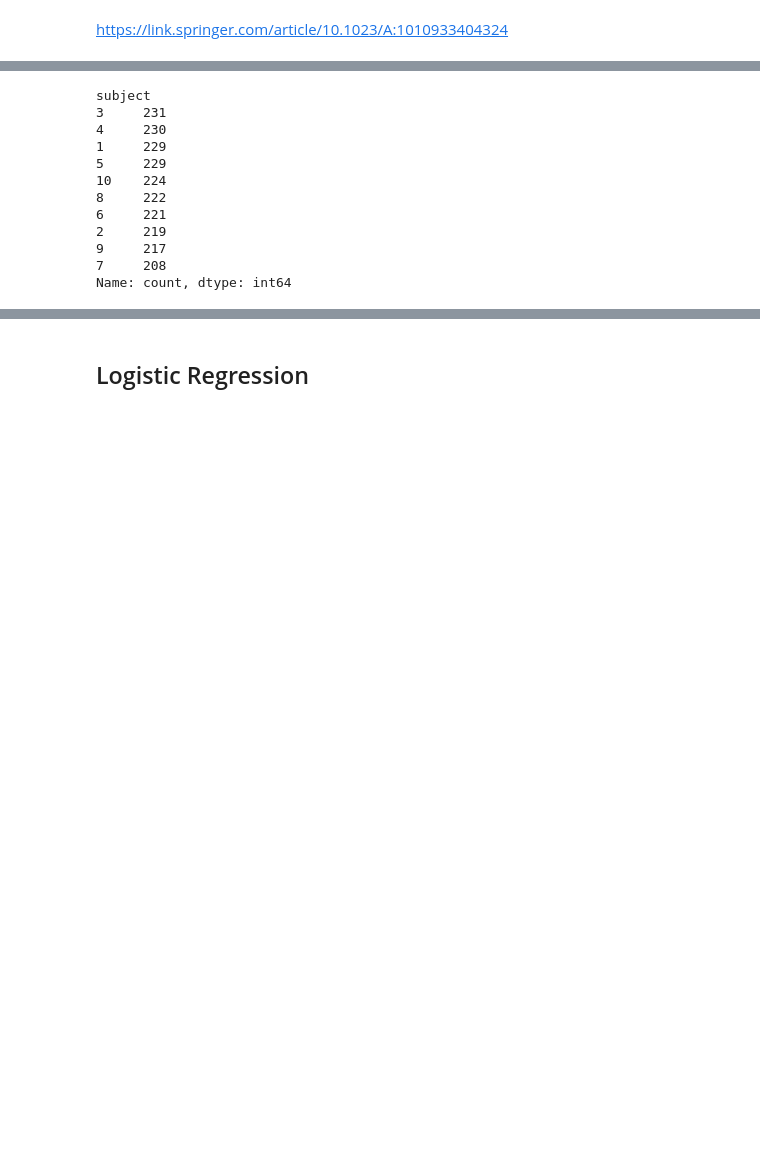
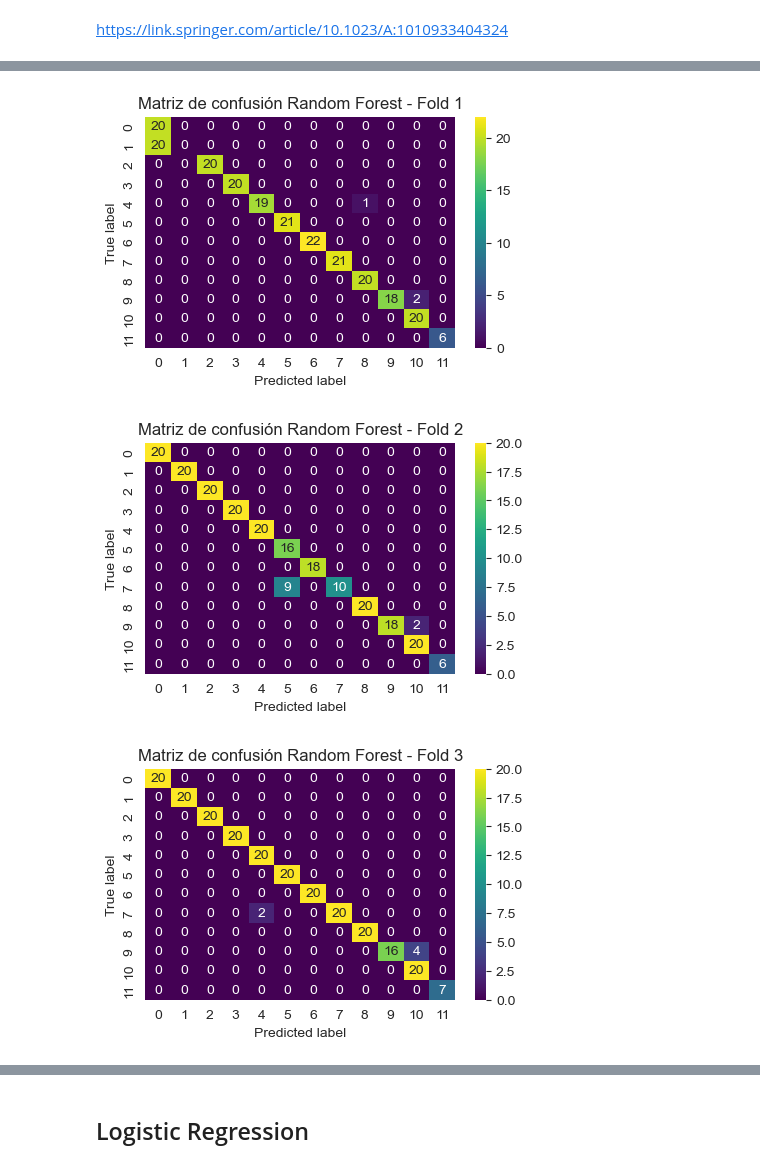
Before and after one commit to CarlosJCD/FDparaelRAHPconPython, a Jupyter notebook: Notebooks/MHEALTH.ipynb, the cells around one changed output, grey strips where cells are left out. Drawn from its saved outputs; the diff is of its cells as text; code cells hidden in the pictures; blank space fills up the shorter version.

```diff
--- a/Notebooks/MHEALTH.ipynb
+++ b/Notebooks/MHEALTH.ipynb
@@ -1024,5 +1003,7 @@ from sklearn.metrics import f1_score
+# %%
+sgkf = StratifiedGroupKFold (n_splits=10, shuffle=True, random_state=10)
 # %%
-rf_model = RandomForestClassifier(n_estimators=100, random_state=42)
+rf_model = RandomForestClassifier(n_estimators=150, max_depth=2, min_samples_split=8, random_state=46, class_weight='balanced')
 
 scoring = {
     'accuracy': 'accuracy',
@@ -1033,15 +1014,24 @@ results = cross_validate(
     rf_model,
     X,
     y,
-    cv=GroupKFold(n_splits=10),
+    cv=sgkf,
     scoring=scoring,
-    groups=groups
+    groups=groups,
+    return_train_score=True
 )
 
-# Imprimir resultados
-print("Accuracy por fold:", results['test_accuracy'])
-print("F1-macro por fold:", results['test_f1_macro'])
+# Imprimir resultados de TEST
+print("\n=== Métricas de TEST (validación) ===")
+print("Accuracy por fold:", np.round(results['test_accuracy'], 4))
+print("F1-macro por fold:", np.round(results['test_f1_macro'], 4))
+print("\nAccuracy promedio (test): {:.4f}".format(results['test_accuracy'].mean()))
+print("F1-macro promedio (test): {:.4f}".format(results['test_f1_macro'].mean()))
 
-print("\nAccuracy promedio: {:.4f}".format(results['test_accuracy'].mean()))
-print("F1-macro promedio: {:.4f}".format(results['test_f1_macro'].mean()))
+# Imprimir resultados de TRAIN
+print("\n=== Métricas de TRAIN ===")
+print("Accuracy por fold (train):", np.round(results['train_accuracy'], 4))
+print("F1-macro por fold (train):", np.round(results['train_f1_macro'], 4))
+print("\nAccuracy promedio (train): {:.4f}".format(results['train_accuracy'].mean()))
+print("F1-macro promedio (train): {:.4f}".format(results['train_f1_macro'].mean()))
+pure_models_avg.append((results['test_accuracy'].mean(), results['test_f1_macro'].mean()))
 # %% [output]
@@ -1055,16 +1050,0 @@ F1-macro promedio: 0.9514
-# %%
-counts = groups.value_counts()
-print(counts)
-# %% [output]
-subject
-3     231
-4     230
-1     229
-5     229
-10    224
-8     222
-6     221
-2     219
-9     217
-7     208
-Name: count, dtype: int64
@@ -1070,0 +1053,20 @@ Name: count, dtype: int64
+# %%
+for fold, (train_idx, test_idx) in enumerate(sgkf.split(X, y, groups=groups), 1):
+    X_train, X_test = X.iloc[train_idx], X.iloc[test_idx]
+    y_train, y_test = y.iloc[train_idx], y.iloc[test_idx]
+
+    rf_model.fit(X_train, y_train)
+    y_pred = rf_model.predict(X_test)
+
+    cm = confusion_matrix(y_test, y_pred)
+    plt.figure(figsize=(5, 3))  # Opcional: ajustar el tamaño de la figura
+    sns.heatmap(cm, annot=True, fmt='d', cmap='viridis', cbar=True,
+                xticklabels=range(12), yticklabels=range(12))
+    plt.xlabel('Predicted label')
+    plt.ylabel('True label')
+    plt.title(f"Matriz de confusión Random Forest - Fold {fold}")
+    plt.show()
+# %% [output]
+[figure, added]
+[figure, added]
+[figure, added]
```
Also changed, not shown: parts of 71 cells of this notebook.
